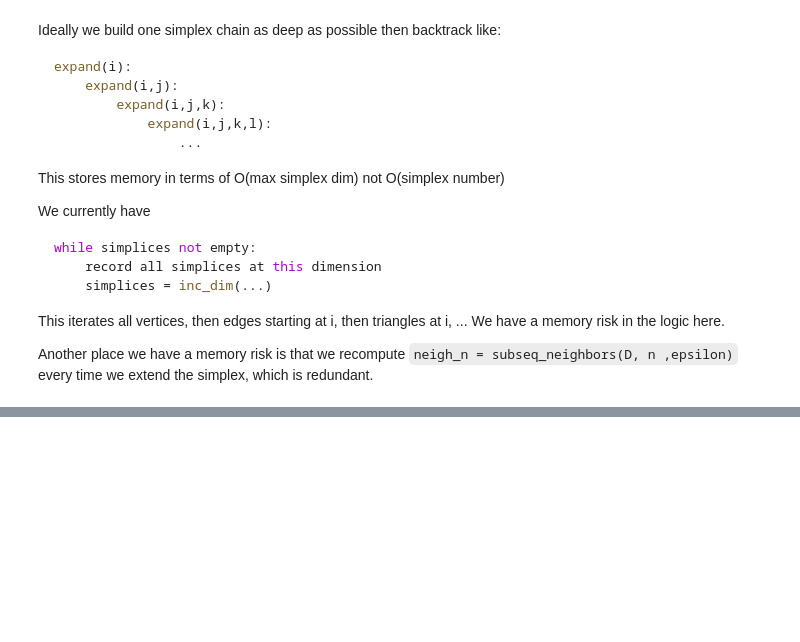
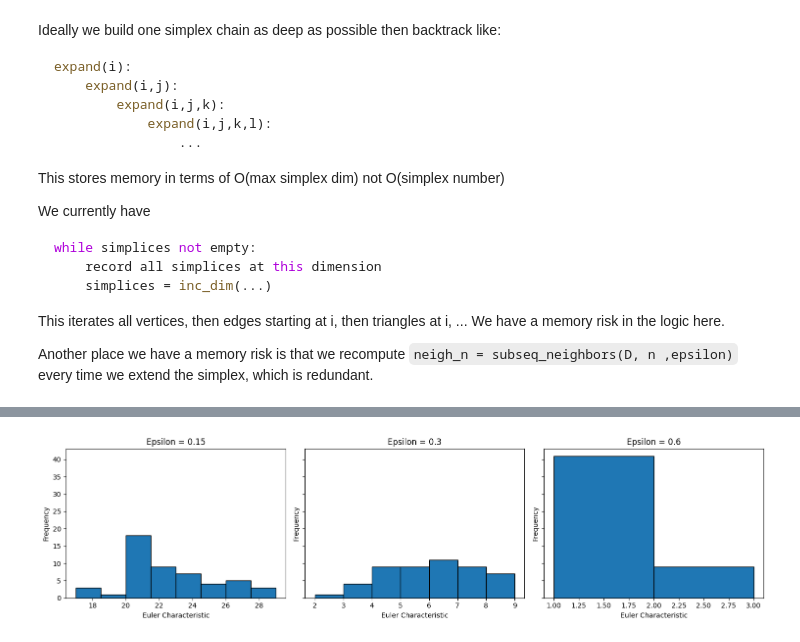
Before and after one commit to JosephMatatyaou/STA199REU, a Jupyter notebook: Week6/Algs_Explained.ipynb, the cells around one changed output, grey strips where cells are left out. Drawn from its saved outputs; the diff is of its cells as text; code cells hidden in the pictures; blank space fills up the shorter version.

```diff
--- a/Week6/Algs_Explained.ipynb
+++ b/Week6/Algs_Explained.ipynb
@@ -222,9 +207,0 @@ Now we have C, our total candidate matrix containing tuples of (filtration value
-# %%
-n = 100
-X = np.random.rand(n,1)
-eps_enum = 0.5
-
-C = local_contributions_vr_dfs(X, eps_enum, max_dim=3)
-
-for eps in [0.1, 0.25, 0.4]:
-    print(eps, EC_at_eps(C, eps))
@@ -265,7 +207,0 @@ def simulate_EC_dist(
-# %%
-eps_list = [0.1, 0.25, 0.4]
-results = simulate_EC_dist(eps_list, n=50, d=1, trials=30, max_dim=2, seed=42)
-
-for eps in eps_list:
-    vals = results[eps]
-    print(eps, "mean", vals.mean(), "std", vals.std(), "min", vals.min(), "max", vals.max())
@@ -276,4 +207,0 @@ for eps in eps_list:
-# %%
-for r in np.linspace(0.01, 1.0, 20):
-    ec = EC_at_eps(C, r)
-    print(r, ec)
@@ -300,0 +405,23 @@ for r in np.linspace(0.01, 1.0, 20):
+# %%
+import matplotlib.pyplot as plt
+
+def plot_ec_histograms(results: dict[float, np.ndarray]):
+    num_eps = len(results)
+    fig, axes = plt.subplots(1, num_eps, figsize=(5*num_eps, 4), sharey=True)
+
+    if num_eps == 1:
+        axes = [axes]
+
+    for ax, (eps, values) in zip(axes, results.items()):
+        ax.hist(values, bins="auto", edgecolor="black")
+        ax.set_title(f"Epsilon = {eps}")
+        ax.set_xlabel("Euler Characteristic")
+        ax.set_ylabel("Frequency")
+
+    plt.tight_layout()
+    plt.show()
+
+
+plot_ec_histograms(results)
+# %% [output]
+[figure, added]
```
Also changed, not shown: parts of 14 cells of this notebook.
